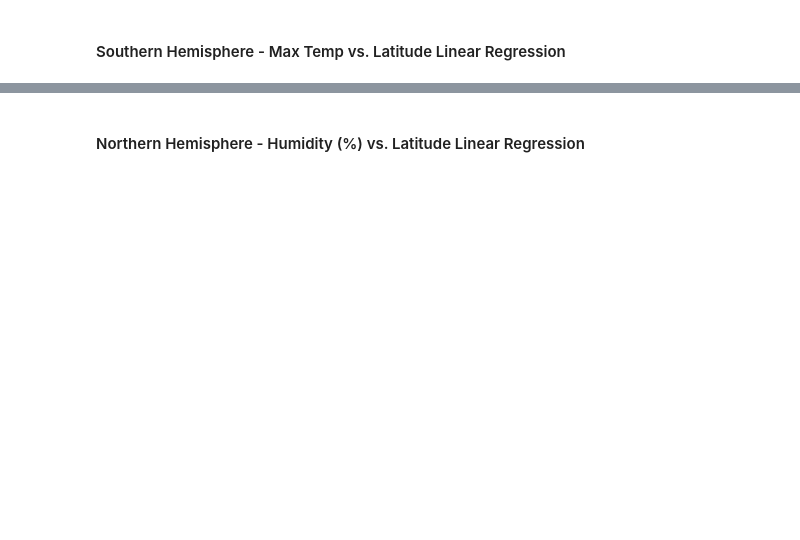
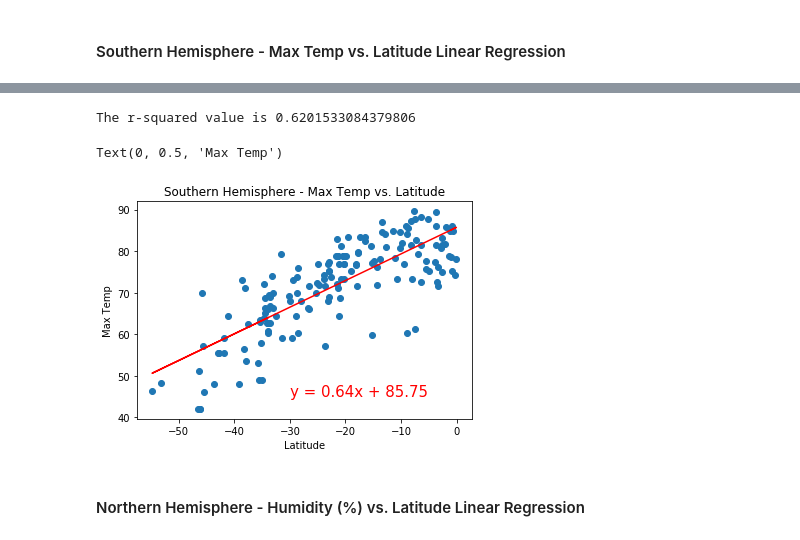
Before and after one commit to kelseyoros/python-api-challenge, a Jupyter notebook: WeatherPy.ipynb, the cells around one changed output, grey strips where cells are left out. Saved outputs shown, nothing was run; the diff lists cells and outputs as text; code cells hidden in the pictures; blank space fills up the shorter version.

```diff
--- a/WeatherPy.ipynb
+++ b/WeatherPy.ipynb
@@ -202,0 +228,4 @@ Text(0, 0.5, 'Wind Speed (mph)')
+# %%
+# Create Southern Hemisphere DataFrame (less than 0 degrees latitude)
+southernhem=weather_df.loc[weather_df["Lat"]<0]
+southernhem.head()
@@ -215,2 +267,24 @@ The r-squared is: 0.760263355051646
+# %%
+# Calculate the linear regression model for Southern Hemisphere - Max Temp vs. Latitude
+(slope, intercept, rvalue, pvalue, stderr)=linregress(southernhem['Lat'],southernhem['Max Temp'])
+print(f'The r-squared value is {rvalue*rvalue}')
+
+regression = southernhem['Lat']*slope+intercept
+y_values = "y = " + str(round(slope,2)) + "x + " + str(round(intercept,2))
+
+# Plot the scatter
+plt.scatter(southernhem['Lat'],southernhem['Max Temp'])
+#Plot the regression
+plt.plot(southernhem['Lat'],regression,color="red")
+plt.annotate(y_values,(-30,45),fontsize=15,color="red")
+
+#Format
+plt.title("Southern Hemisphere - Max Temp vs. Latitude")
+plt.xlabel('Latitude')
+plt.ylabel('Max Temp')
+# %% [output]
+The r-squared value is 0.6201533084379806
+Text(0, 0.5, 'Max Temp')
+[figure, added]
 # %% [markdown]
 ####  Northern Hemisphere - Humidity (%) vs. Latitude Linear Regression
```
Also changed, not shown: parts of 29 cells of this notebook, 1 other file.
